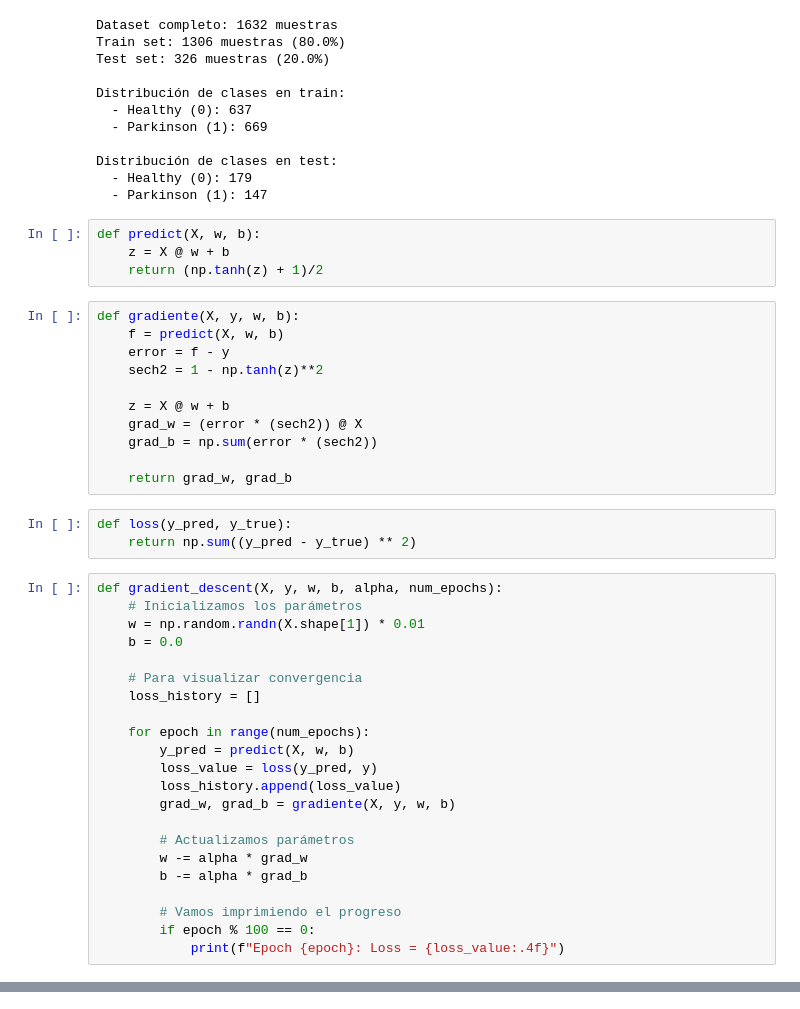
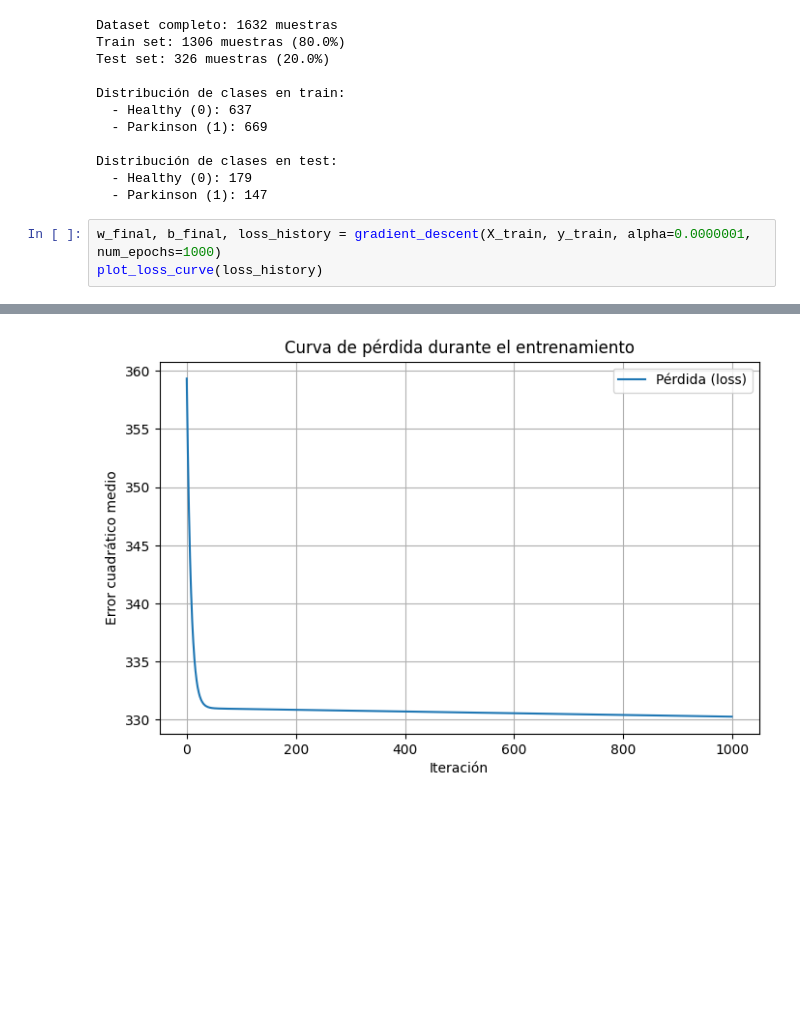
Before and after one commit to ngalindez/MET-TP2, a Jupyter notebook: parte1.ipynb, the cells around one changed output, grey strips where cells are left out. Saved outputs shown, nothing was run; the diff lists cells and outputs as text; blank space fills up the shorter version.

```diff
--- a/parte1.ipynb
+++ b/parte1.ipynb
@@ -68,43 +72,7 @@ Distribución de clases en train:
 Distribución de clases en test:
   - Healthy (0): 179
   - Parkinson (1): 147
-# %%
-def predict(X, w, b):
-    z = X @ w + b
-    return (np.tanh(z) + 1)/2
-# %%
-def gradiente(X, y, w, b):
-    f = predict(X, w, b)
-    error = f - y
-    sech2 = 1 - np.tanh(z)**2
-
-    z = X @ w + b
-    grad_w = (error * (sech2)) @ X
-    grad_b = np.sum(error * (sech2))
-
-    return grad_w, grad_b
-# %%
-def loss(y_pred, y_true):
-    return np.sum((y_pred - y_true) ** 2)
-# %%
-def gradient_descent(X, y, w, b, alpha, num_epochs):
-    # Inicializamos los parámetros
-    w = np.random.randn(X.shape[1]) * 0.01
-    b = 0.0
-
-    # Para visualizar convergencia
-    loss_history = []
-
-    for epoch in range(num_epochs):
-        y_pred = predict(X, w, b)
-        loss_value = loss(y_pred, y)
-        loss_history.append(loss_value)
-        grad_w, grad_b = gradiente(X, y, w, b)
-
-        # Actualizamos parámetros
-        w -= alpha * grad_w
-        b -= alpha * grad_b
-
-        # Vamos imprimiendo el progreso
-        if epoch % 100 == 0:
-            print(f"Epoch {epoch}: Loss = {loss_value:.4f}")
+# %%
+w_final, b_final, loss_history = gradient_descent(X_train, y_train, alpha=0.0000001, num_epochs=1000)
+plot_loss_curve(loss_history)
+# %% [output]
@@ -110,0 +89 @@ def gradient_descent(X, y, w, b, alpha, num_epochs):
+[figure, added]
```
Also changed, not shown: parts of 3 cells of this notebook, 1 other file.
